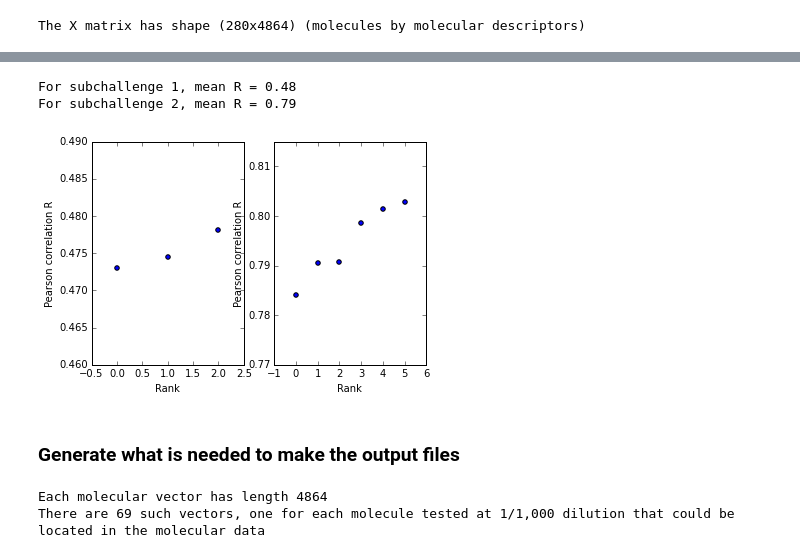
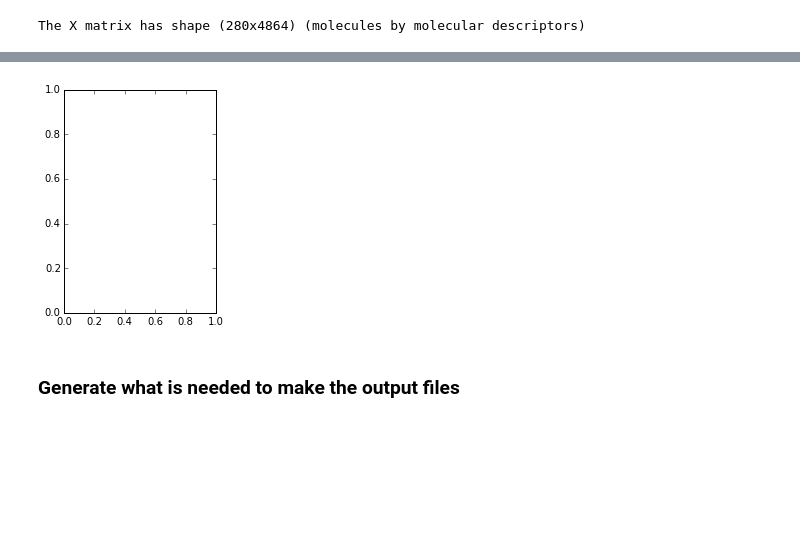
Before and after one commit to beanSsong/dream, a Jupyter notebook: dream.ipynb, the cells around one changed output, grey strips where cells are left out. Drawn from its saved outputs; the diff is of its cells as text; code cells hidden in the pictures; blank space fills up the shorter version.

```diff
--- a/dream.ipynb
+++ b/dream.ipynb
@@ -187,7 +173,7 @@ The Y_obs['mean_std'] matrix has shape (280x42) (molecules by 2 x perceptual des
 # Also cube-root transform them to get this on a similar scale to the perceptual vectors.
 def build_X(molecular_vectors):
     X = vstack([molecular_vectors[CID] for CID in sorted(molecular_vectors)])
-    X = X**(1.0/3)
+    X = np.sign(X)*np.abs(X)**(1.0/3)
     print("The X matrix has shape (%dx%d) (molecules by molecular descriptors)" % X.shape)
     return X
 
@@ -197,8 +183,9 @@ The X matrix has shape (280x4864) (molecules by molecular descriptors)
 # %%
 def purge_X(X,good_molecular_descriptors=None):
     if good_molecular_descriptors is None:
-        # Which columns of X (which molecular descriptors) have NaNs for at least 25% of the molecules?
-        bad_molecular_descriptors = np.where(np.isnan(X).sum(axis=0) > X.shape[0]*0.25)[0]
+        threshold = 0.25
+        # Which columns of X (which molecular descriptors) have NaNs for at least 'threshold' fraction of the molecules?
+        bad_molecular_descriptors = np.where(np.isnan(X).sum(axis=0) > X.shape[0]*threshold)[0]
         # Purge these bad descriptors from the X matrix.
         good_molecular_descriptors = list(set(range(X.shape[1])).difference(bad_molecular_descriptors))
     X = X[:,good_molecular_descriptors]
@@ -315,27 +324,61 @@ For subchallenge 2, R = 0.97
+# %%
+rfc = RandomForestRegressor(max_features=None,
+                                n_estimators=250,
+                                max_depth=None,
+                                min_samples_leaf=1,
+                                n_jobs=1,
+                                oob_score=False)
+n_molecules = len(Y_obs['mean_std'])
+shuffle_split = ShuffleSplit(n_molecules,2,test_size=0.2)
+grid = GridSearchCV(rfc,{'n_estimators':[10,200]}, scoring=dream.scorer2, cv=shuffle_split, n_jobs=-1, verbose=1)
+#grid.fit(X_obs,Y_obs['mean_std']) # Find best parameters for random forest.
 # %%
-# Show that random forest regrssion also works really well out of sample.
-from sklearn.cross_validation import ShuffleSplit,cross_val_score
-def rfc_cv(X,Y,subchallenge):
-    rfc = RandomForestRegressor()
-    shuffle_split = ShuffleSplit(len(Y),subchallenge*3,test_size=0.8)
+# Show that random forest regression also works really well out of sample.
+
+def rfc_cv2(X,Y,subchallenge,max_features=1500,n_estimators=75,rfc=True):
+    if rfc:
+        rfc = RandomForestRegressor(max_features=max_features,
+                                n_estimators=n_estimators,
+                                max_depth=None,
+                                oob_score=False,
+                                n_jobs=-1)
+    else:
+        rfc = ExtraTreesRegressor(max_features=max_features,
+                                n_estimators=n_estimators,
+                                max_depth=None,
+                                oob_score=False,
+                                n_jobs=-1)
+    test_size = 0.2
+    shuffle_split = ShuffleSplit(len(Y),25,test_size=test_size)
+    test_size *= len(Y)
     rs = []
     ps = []
+    scores = []
     for train_index,test_index in shuffle_split:
         rfc.fit(X[train_index],Y[train_index])
         Y_predict = rfc.predict(X[test_index])
-        r,p = pearsonr(Y[test_index].ravel(),Y_predict.ravel())
+        Y_obs = Y[test_index]
+        r,p = pearsonr(Y_obs.ravel(),Y_predict.ravel())
         rs.append(r)
         ps.append(p)
-    print("For subchallenge %d, mean R = %.2f" % (subchallenge,np.mean(rs)))
-    scatter(range(len(rs)),sorted(rs))
+        score = dream.score2(Y_predict,Y_obs)
+        scores.append(score)
+        print(score)
+    print("For subchallenge %d, R = %.2f +/- %.2f, score = %.2f +/- %.2f" % (subchallenge,
+                                                                     np.mean(rs),
+                                                                     np.std(rs)/np.sqrt(len(rs)),
+                                                                     np.mean(scores),
+                                                                     np.std(scores)/np.sqrt(len(scores))))
+    scatter(range(len(scores)),sorted(scores),color='r')
     xlabel('Rank')
-    ylabel('Pearson correlation R')
+    ylabel('Score')
+    return np.mean(scores)
 
-plt.subplot(1,2,1)
-rfc_cv(X_obs_subject,Y_obs['subject'],1)
-plt.subplot(1,2,2)
-rfc_cv(X_obs,Y_obs['mean_std'],2)
+if 2 in subchallenges:
+    plt.subplot(1,2,2)
+    #ns = [10,30,100,300,700,1000,2000,3000,X_obs.shape[1]]
+    #rfc_cv2(X_obs,Y_obs['mean_std'],2,rfc=True)
+    #rfc_cv2(X_obs,Y_obs['mean_std'],2,rfc=False)
+    #plt.scatter(ns,scores)
 # %% [output]
-For subchallenge 1, mean R = 0.48
-For subchallenge 2, mean R = 0.79
-[figure, old version]
+[figure, new version]
@@ -346,10 +455,7 @@ CIDs_leaderboard = dream.leaderboard_CIDs()
 CIDs_testset = dream.testset_CIDs()
 # %%
 # Compute molecular descriptor vectors for the molecules in the leaderboard sample.
-molecular_vectors = get_molecular_vectors(molecular_data,CIDs_leaderboard)
+molecular_vectors = dream.get_molecular_vectors(molecular_data,CIDs_leaderboard)
-# %% [output]
-Each molecular vector has length 4864
-There are 69 such vectors, one for each molecule tested at 1/1,000 dilution that could be located in the molecular data
 # %%
 X_leaderboard = build_X(molecular_vectors)
 X_leaderboard,_ = purge_X(X_leaderboard,good_molecular_descriptors)
```
Also changed, not shown: parts of 25 cells of this notebook, 1 other file.
